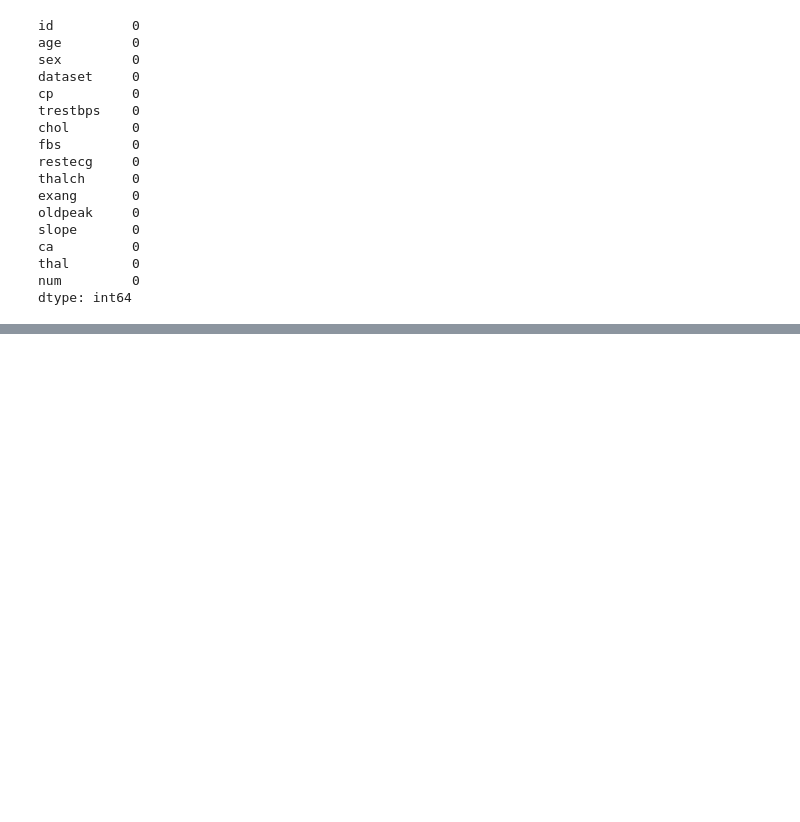
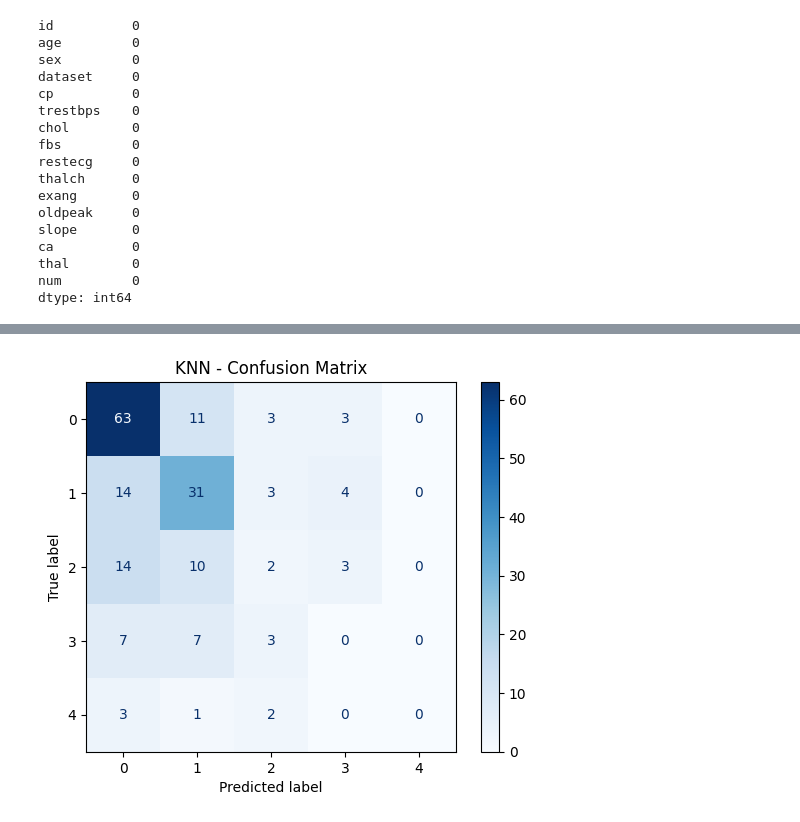
Before and after one commit to shivanswamynathan/ML, a Jupyter notebook: heart_disease_prediction.ipynb, the cells around one changed output, grey strips where cells are left out. Cells and saved outputs as stored; diff of their text form; code cells hidden in the pictures; blank space fills up the shorter version.

```diff
--- a/heart_disease_prediction.ipynb
+++ b/heart_disease_prediction.ipynb
@@ -142,0 +171,6 @@ X_test_scaled = scaler.transform(X_test)
+# %%
+# KNN Classifier
+knn = KNeighborsClassifier(n_neighbors = 5, metric = 'minkowski', p = 2)
+knn.fit(X_train, y_train)
+y_pred_knn = knn.predict(X_test)
+knn_acc = accuracy_score(y_test, y_pred_knn)
@@ -142,0 +235,7 @@ X_test_scaled = scaler.transform(X_test)
+# %%
+# KNN: Confusion Matrix
+ConfusionMatrixDisplay.from_estimator(knn, X_test, y_test, cmap='Blues')
+plt.title("KNN - Confusion Matrix")
+plt.show()
+# %% [output]
+[figure, added]
```
Also changed, not shown: parts of 14 cells of this notebook.
